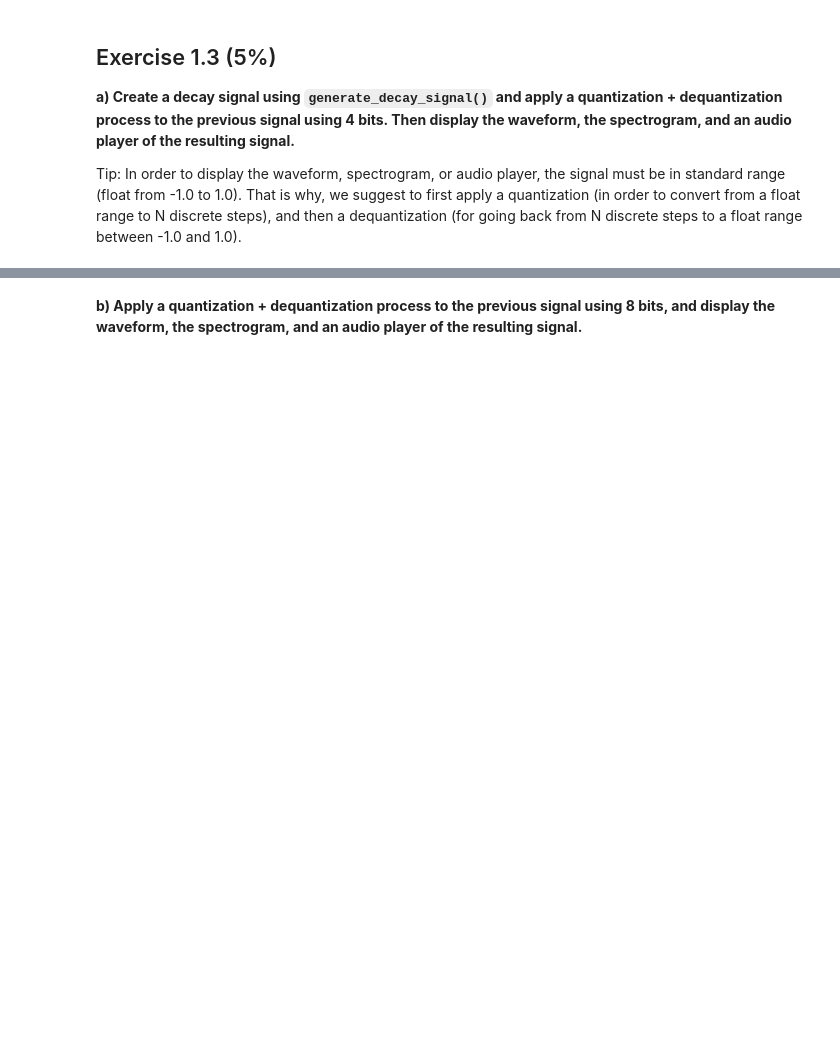
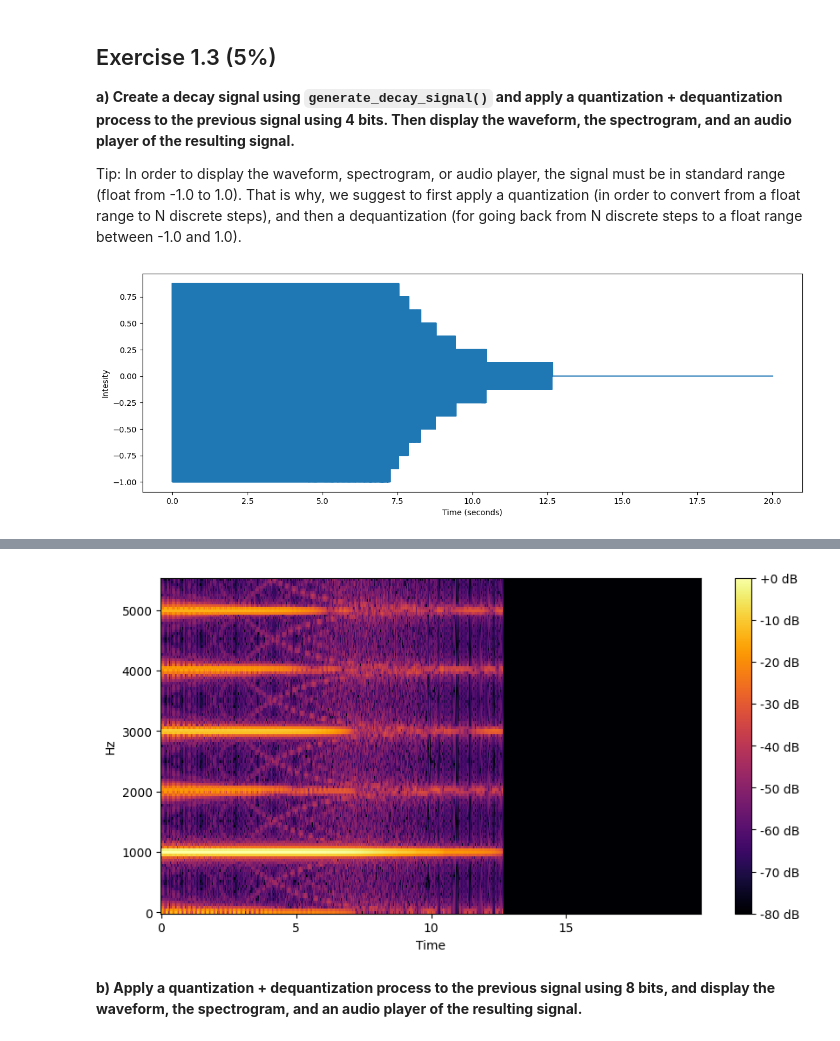
Before and after one commit to JsMarq96/Video-Labs, a Jupyter notebook: Audio/Lab1/Lab1_QuantizationAndEntropyCoding_2022.ipynb, the cells around one changed output, grey strips where cells are left out. Saved outputs shown, nothing was run; the diff lists cells and outputs as text; code cells hidden in the pictures; blank space fills up the shorter version.

```diff
--- a/Audio/Lab1/Lab1_QuantizationAndEntropyCoding_2022.ipynb
+++ b/Audio/Lab1/Lab1_QuantizationAndEntropyCoding_2022.ipynb
@@ -111,7 +111,7 @@ def display_audio_player(x, sample_rate=11025):
 
 **a) Write a function to plot the waveform of an audio signal (add documentation as in `display_spectrogram`, use `matplotlib`, add at least axis names, make it nice)**
 # %%
-def display_waveform(x, sample_rate):
+def display_waveform(x, sample_rate=44100):
     """ Displays the waveform of the signal x, given a sample_rate
 
     Args:
@@ -345,3 +365,16 @@ for (N, snr, theo_snr) in zip(N_range, snrs, theo_snrs):
 **a) Create a decay signal using `generate_decay_signal()` and apply a quantization + dequantization process to the previous signal using 4 bits. Then display the waveform, the spectrogram, and an audio player of the resulting signal.**
 
 Tip: In order to display the waveform, spectrogram, or audio player, the signal must be in standard range (float from -1.0 to 1.0). That is why, we suggest to first apply a quantization (in order to convert from a float range to N discrete steps), and then a dequantization (for going back from N discrete steps to a float range between -1.0 and 1.0).
+# %%
+s = generate_decay_signal()
+N=4
+s = quantize(s, N)
+s = dequantize(s, N)
+
+display_waveform(s, 11025)
+
+display_spectrogram(s)
+
+display_audio_player(s)
+# %% [output]
+[figure, added]
@@ -348,2 +382,3 @@ Tip: In order to display the waveform, spectrogram, or audio player, the signal
+[figure, added]
 # %% [markdown]
 **b) Apply a quantization + dequantization process to the previous signal using 8 bits, and display the waveform, the spectrogram, and an audio player of the resulting signal.**
```
Also changed, not shown: parts of 23 cells of this notebook, 1 other file.
